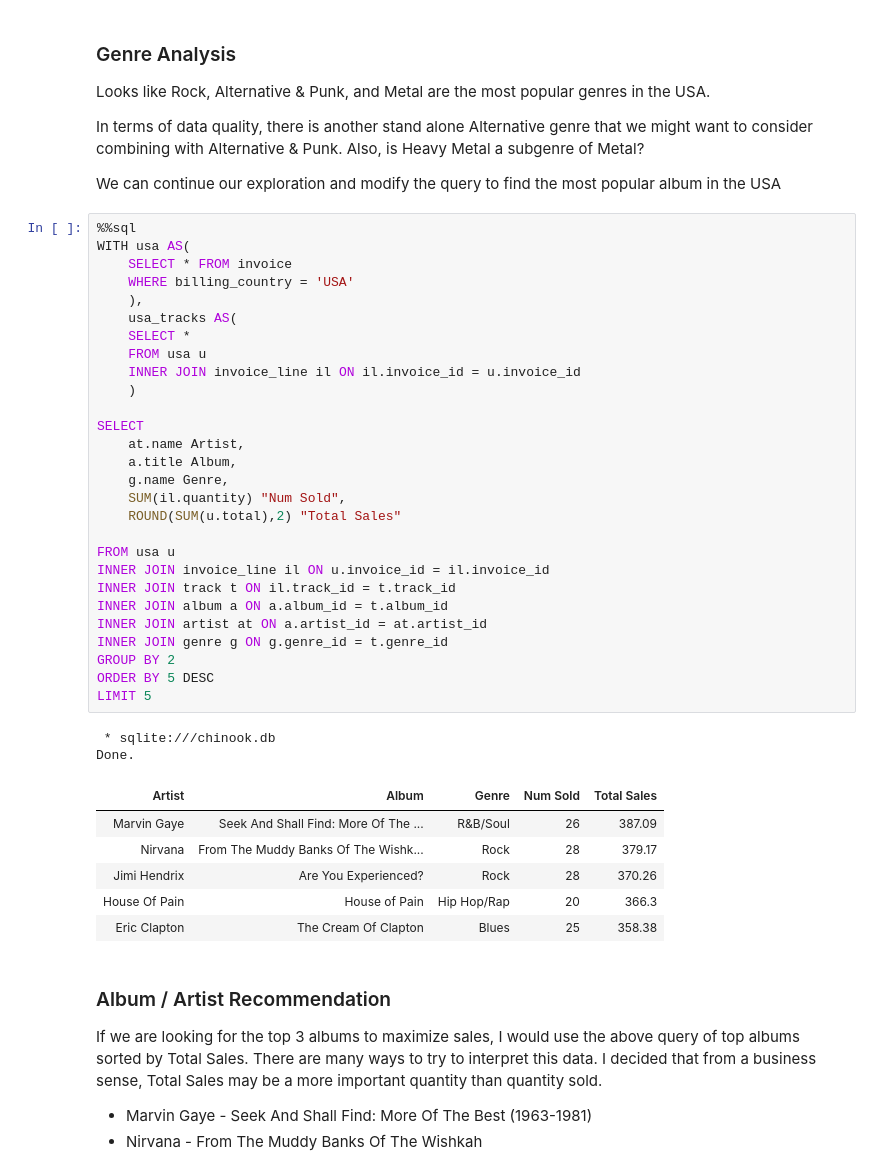
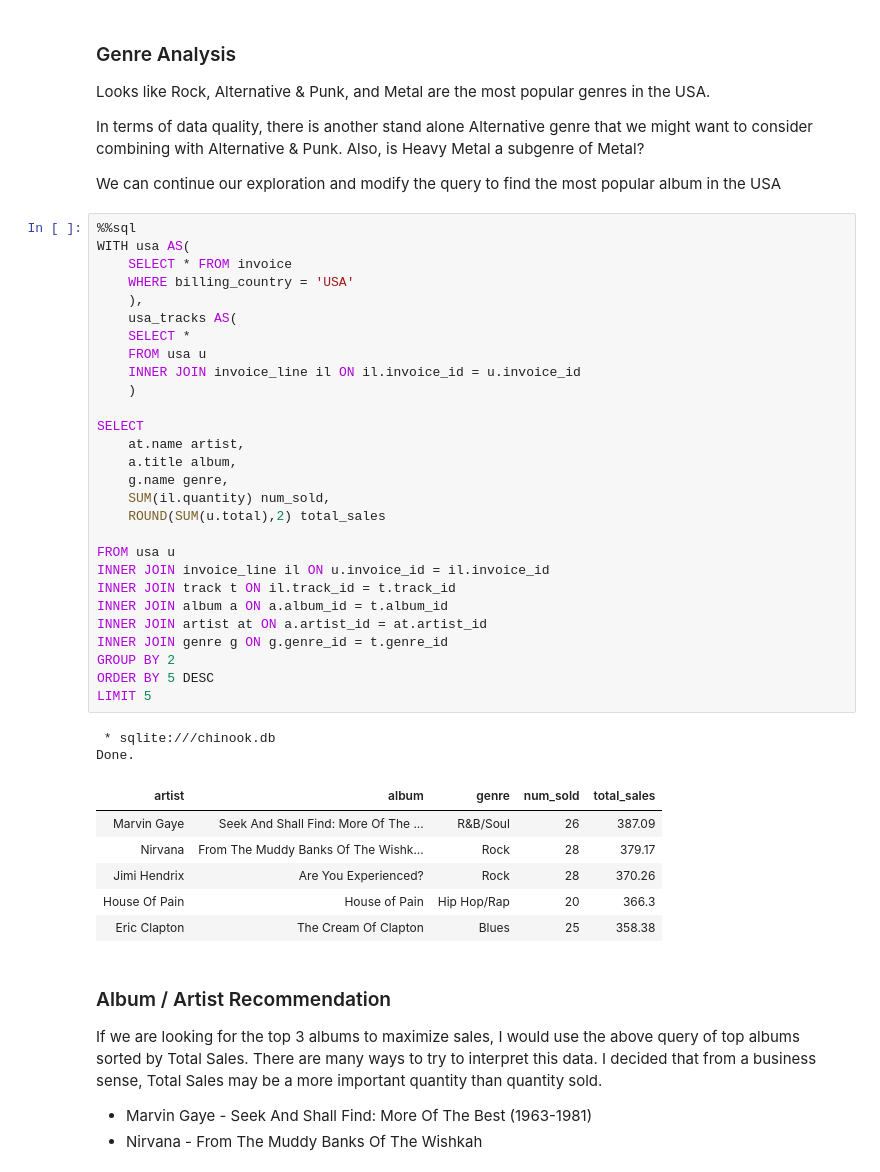
Before and after one commit to kevinjhuang/sql_chinook_business_analysis, a Jupyter notebook: SQL_Answering_Business_Questions.ipynb, the cells around one changed output. Saved outputs shown, nothing was run; the diff lists cells and outputs as text.

```diff
--- a/SQL_Answering_Business_Questions.ipynb
+++ b/SQL_Answering_Business_Questions.ipynb
@@ -99,35 +108,35 @@ We can continue our exploration and modify the query to find the most popular al
 # %%
 %%sql
 WITH usa AS(
     SELECT * FROM invoice
     WHERE billing_country = 'USA'
     ),
     usa_tracks AS(
     SELECT *
     FROM usa u
     INNER JOIN invoice_line il ON il.invoice_id = u.invoice_id
     )
 
 SELECT
-    at.name Artist,
-    a.title Album,
-    g.name Genre,
-    SUM(il.quantity) "Num Sold",
-    ROUND(SUM(u.total),2) "Total Sales"
+    at.name artist,
+    a.title album,
+    g.name genre,
+    SUM(il.quantity) num_sold,
+    ROUND(SUM(u.total),2) total_sales
 
 FROM usa u
 INNER JOIN invoice_line il ON u.invoice_id = il.invoice_id
 INNER JOIN track t ON il.track_id = t.track_id
 INNER JOIN album a ON a.album_id = t.album_id
 INNER JOIN artist at ON a.artist_id = at.artist_id
 INNER JOIN genre g ON g.genre_id = t.genre_id
 GROUP BY 2
 ORDER BY 5 DESC
 LIMIT 5
 # %% [output]
  * sqlite:///chinook.db
 Done.
-| Artist | Album | Genre | Num Sold | Total Sales |
+| artist | album | genre | num_sold | total_sales |
 | Marvin Gaye | Seek And Shall Find: More Of The ... | R&B/Soul | 26 | 387.09 |
 | Nirvana | From The Muddy Banks Of The Wishk... | Rock | 28 | 379.17 |
 | Jimi Hendrix | Are You Experienced? | Rock | 28 | 370.26 |
```
Also changed, not shown: parts of 19 cells of this notebook.
